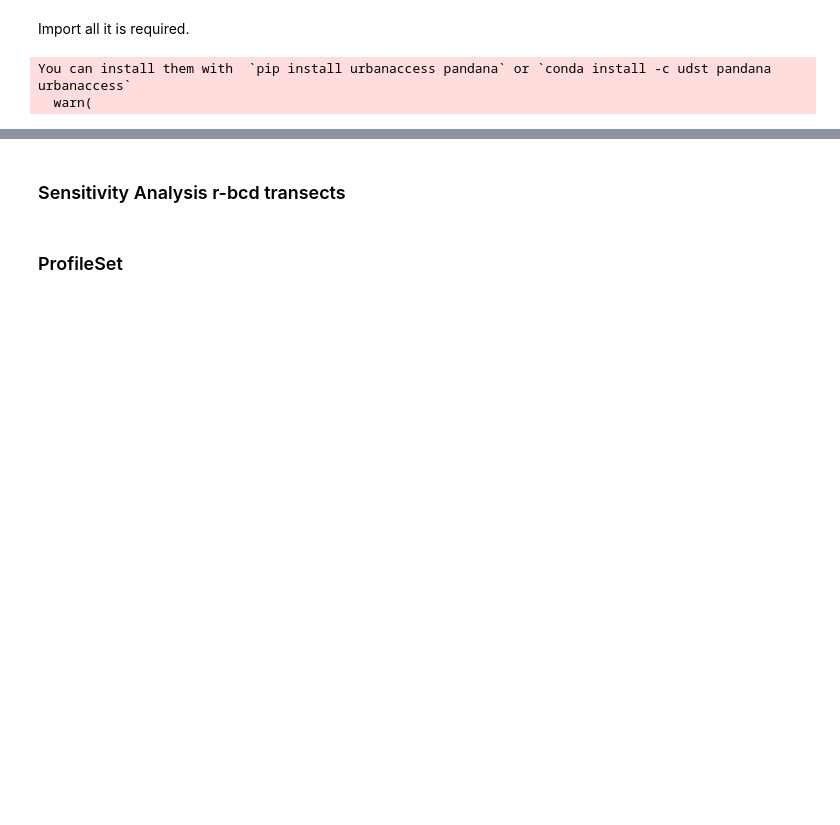
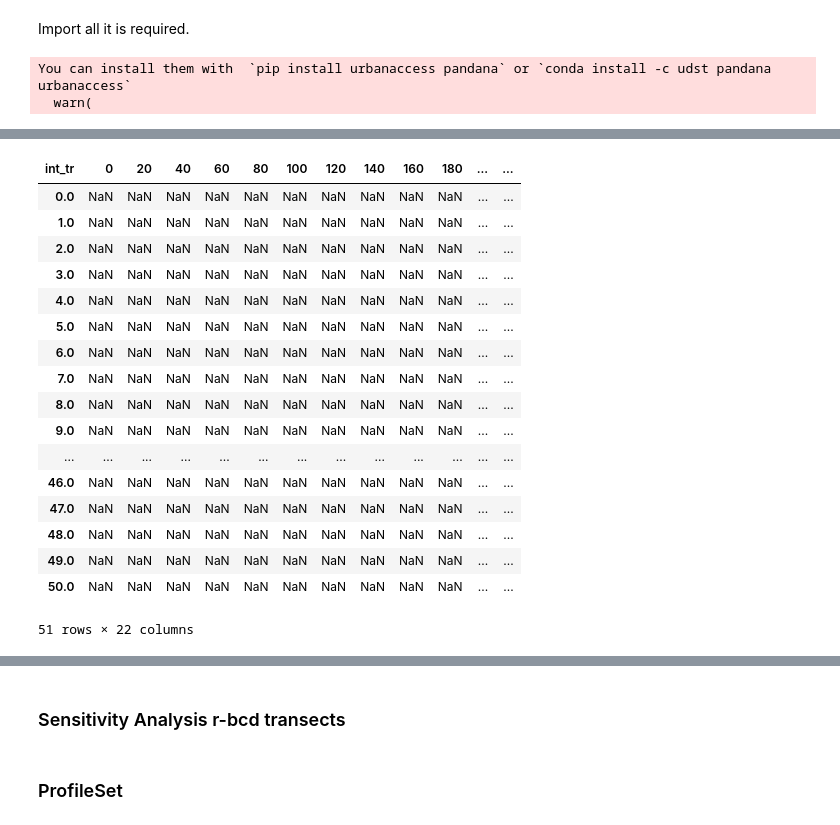
Before and after one commit to npucino/sandpyper, a Jupyter notebook: examples/Example_1_Profile_extraction-CLASS.ipynb, the cells around one changed output, grey strips where cells are left out. Cells and saved outputs as stored; diff of their text form; code cells hidden in the pictures; blank space fills up the shorter version.

```diff
--- a/examples/Example_1_Profile_extraction-CLASS.ipynb
+++ b/examples/Example_1_Profile_extraction-CLASS.ipynb
@@ -70,0 +261,31 @@ D.compute_multitemporal(loc_full={'mar': 'Marengo',
+# %%
+temp = D.dh_df.query(f"location == 'mar' and dt =='dt_3'")
+data_in=prep_heatmap(temp,D.lod_df,outliers=True)
+
+land_lim = land_limits.query(f"location=='mar'").distance.values[0]
+data_in["m_from_land"] = np.round(land_lim - data_in.index, 1)
+data_in.set_index("m_from_land", inplace=True)
+data_in.columns = data_in.columns.astype("int") * D.ProfileSet.transects_spacing
+
+data_in_filled = fill_gaps(data_in, 50, bottom=True, spacing=1)
+
+data_in_filled
+# %% [output]
+| int_tr | 0 | 20 | 40 | 60 | 80 | 100 | 120 | 140 | 160 | 180 | ... | ... |
+| 0.0 | NaN | NaN | NaN | NaN | NaN | NaN | NaN | NaN | NaN | NaN | ... | ... |
+| 1.0 | NaN | NaN | NaN | NaN | NaN | NaN | NaN | NaN | NaN | NaN | ... | ... |
+| 2.0 | NaN | NaN | NaN | NaN | NaN | NaN | NaN | NaN | NaN | NaN | ... | ... |
+| 3.0 | NaN | NaN | NaN | NaN | NaN | NaN | NaN | NaN | NaN | NaN | ... | ... |
+| 4.0 | NaN | NaN | NaN | NaN | NaN | NaN | NaN | NaN | NaN | NaN | ... | ... |
+| 5.0 | NaN | NaN | NaN | NaN | NaN | NaN | NaN | NaN | NaN | NaN | ... | ... |
+| 6.0 | NaN | NaN | NaN | NaN | NaN | NaN | NaN | NaN | NaN | NaN | ... | ... |
+| 7.0 | NaN | NaN | NaN | NaN | NaN | NaN | NaN | NaN | NaN | NaN | ... | ... |
+| 8.0 | NaN | NaN | NaN | NaN | NaN | NaN | NaN | NaN | NaN | NaN | ... | ... |
+| 9.0 | NaN | NaN | NaN | NaN | NaN | NaN | NaN | NaN | NaN | NaN | ... | ... |
+| ... | ... | ... | ... | ... | ... | ... | ... | ... | ... | ... | ... | ... |
+| 46.0 | NaN | NaN | NaN | NaN | NaN | NaN | NaN | NaN | NaN | NaN | ... | ... |
+| 47.0 | NaN | NaN | NaN | NaN | NaN | NaN | NaN | NaN | NaN | NaN | ... | ... |
+| 48.0 | NaN | NaN | NaN | NaN | NaN | NaN | NaN | NaN | NaN | NaN | ... | ... |
+| 49.0 | NaN | NaN | NaN | NaN | NaN | NaN | NaN | NaN | NaN | NaN | ... | ... |
+| 50.0 | NaN | NaN | NaN | NaN | NaN | NaN | NaN | NaN | NaN | NaN | ... | ... |
+51 rows × 22 columns
```
Also changed, not shown: parts of 17 cells of this notebook, 2 other files.
